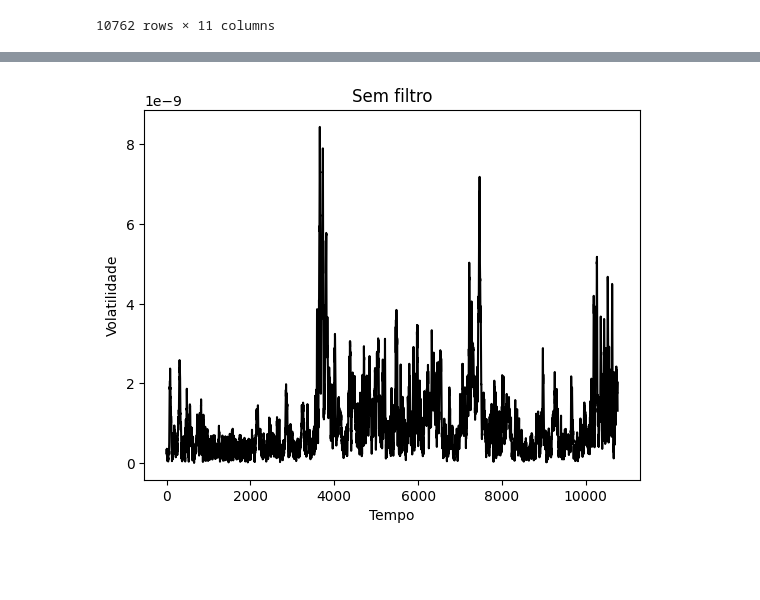
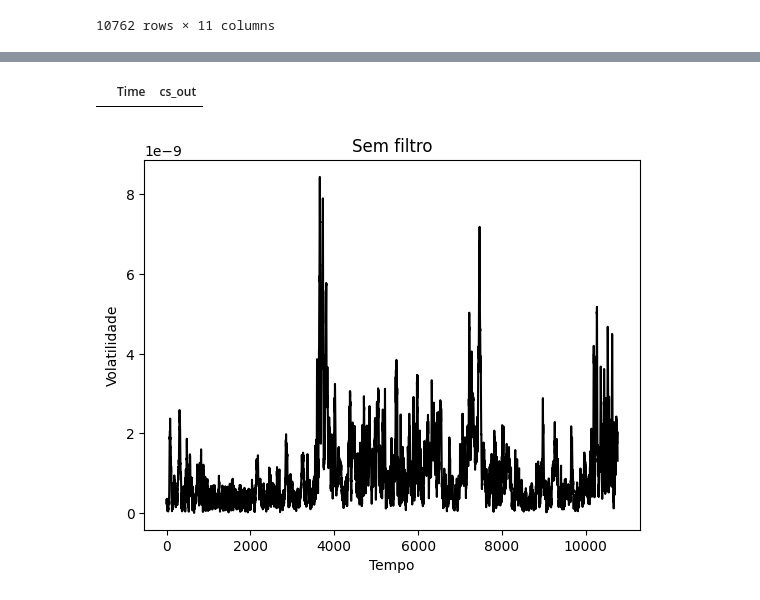
Before and after one commit to vilelabruno/COSMIC, a Jupyter notebook: index.ipynb, the cells around one changed output, grey strips where cells are left out. Cells and saved outputs as stored; diff of their text form; code cells hidden in the pictures; blank space fills up the shorter version.

```diff
--- a/index.ipynb
+++ b/index.ipynb
@@ -132,3 +304,7 @@ curlometer(data_1, data_2, data_3, data_4).plot()
+# %%
+detected[detected['cs_out'] != 0 ]
+# %% [output]
+|  | Time | cs_out |
 # %%
 import numpy as np
 import matplotlib.pyplot as plt
```
Also changed, not shown: parts of 13 cells of this notebook.
